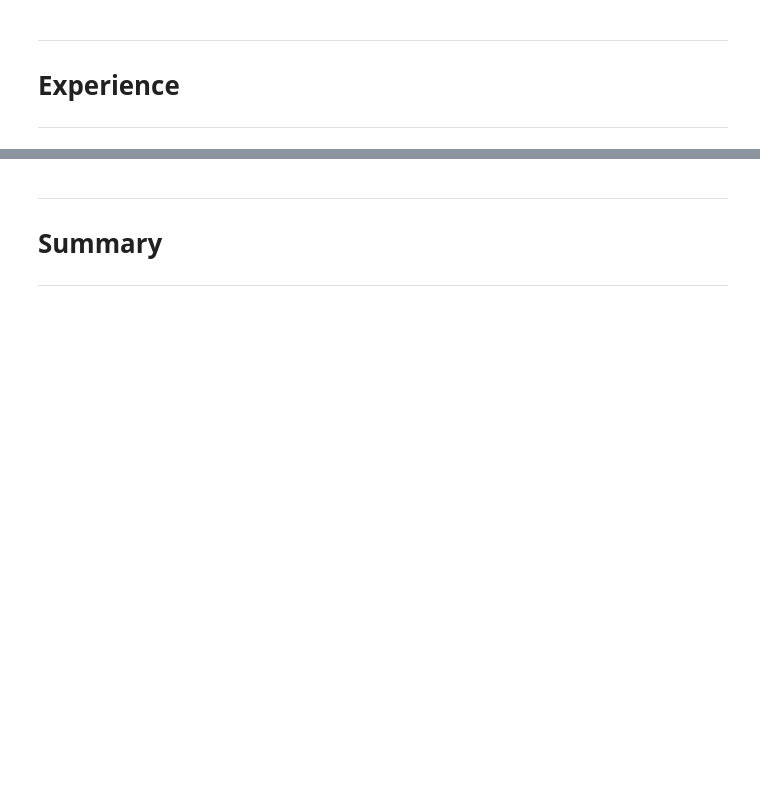
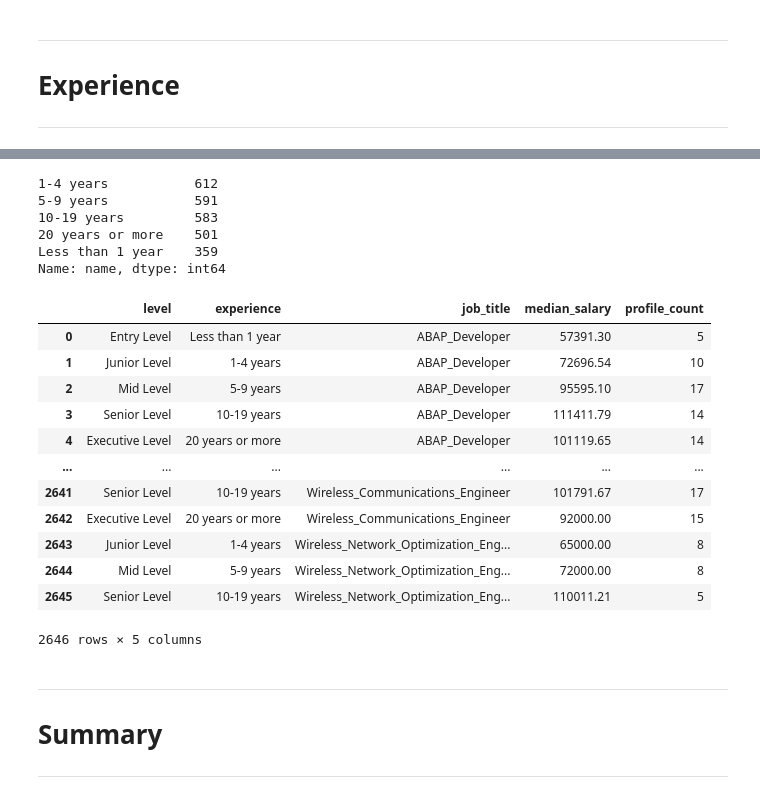
Before and after one commit to szilvasipeter2000/Web_Scraping, a Jupyter notebook: payscale/using_json/payscale_clean.ipynb, the cells around one changed output, grey strips where cells are left out. Saved outputs shown, nothing was run; the diff lists cells and outputs as text; code cells hidden in the pictures; blank space fills up the shorter version.

```diff
--- a/payscale/using_json/payscale_clean.ipynb
+++ b/payscale/using_json/payscale_clean.ipynb
@@ -92,3 +179,48 @@ df_experience
+# %%
+# categorize experience
+df_experience['name'].value_counts()
+# %% [output]
+1-4 years           612
+5-9 years           591
+10-19 years         583
+20 years or more    501
+Less than 1 year    359
+Name: name, dtype: int64
+# %%
+#categorize them
+def categorize_exp(df):
+
+    experience_levels = {
+    'Less than 1 year': 'Entry Level',
+    '1-4 years': 'Junior Level',
+    '5-9 years': 'Mid Level',
+    '10-19 years': 'Senior Level',
+    '20 years or more': 'Executive Level'
+    }
+
+    df['level']= df['name'].map(experience_levels)
+    return df
+# %%
+df_experience = extract_job_title(df_experience, 'url')
+df_experience = get_median_salary(df_experience,'range')
+df_experience = categorize_exp(df_experience)
+df_experience[['profile_count','experience']] = df_experience[['profileCount','name']] # rename columns
+df_experience = df_experience[['level','experience','job_title','median_salary','profile_count']] # reorder columns
+df_experience
+# %% [output]
+|  | level | experience | job_title | median_salary | profile_count |
+| 0 | Entry Level | Less than 1 year | ABAP_Developer | 57391.30 | 5 |
+| 1 | Junior Level | 1-4 years | ABAP_Developer | 72696.54 | 10 |
+| 2 | Mid Level | 5-9 years | ABAP_Developer | 95595.10 | 17 |
+| 3 | Senior Level | 10-19 years | ABAP_Developer | 111411.79 | 14 |
+| 4 | Executive Level | 20 years or more | ABAP_Developer | 101119.65 | 14 |
+| ... | ... | ... | ... | ... | ... |
+| 2641 | Senior Level | 10-19 years | Wireless_Communications_Engineer | 101791.67 | 17 |
+| 2642 | Executive Level | 20 years or more | Wireless_Communications_Engineer | 92000.00 | 15 |
+| 2643 | Junior Level | 1-4 years | Wireless_Network_Optimization_Eng... | 65000.00 | 8 |
+| 2644 | Mid Level | 5-9 years | Wireless_Network_Optimization_Eng... | 72000.00 | 8 |
+| 2645 | Senior Level | 10-19 years | Wireless_Network_Optimization_Eng... | 110011.21 | 5 |
+2646 rows × 5 columns
 # %% [markdown]
 ---
  # Summary
```
Also changed, not shown: parts of 23 cells of this notebook.
